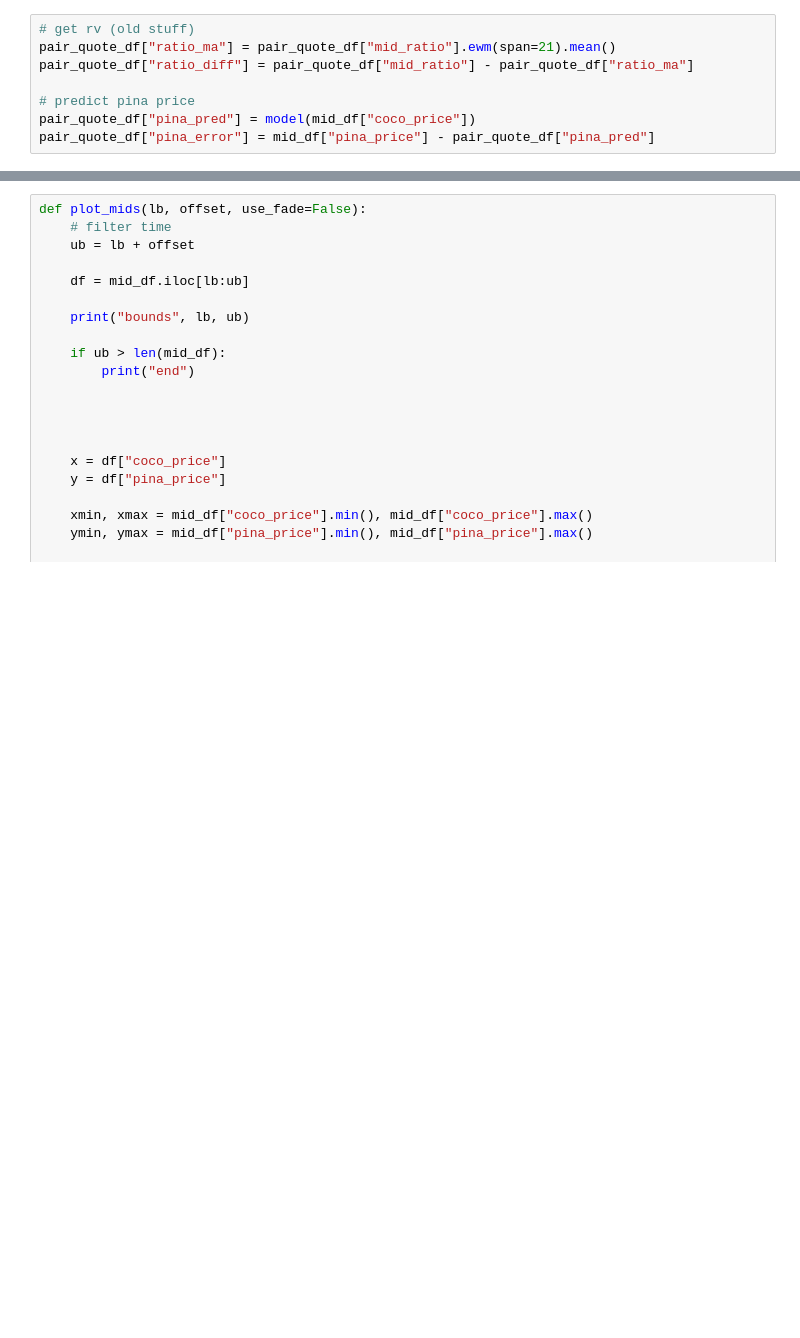
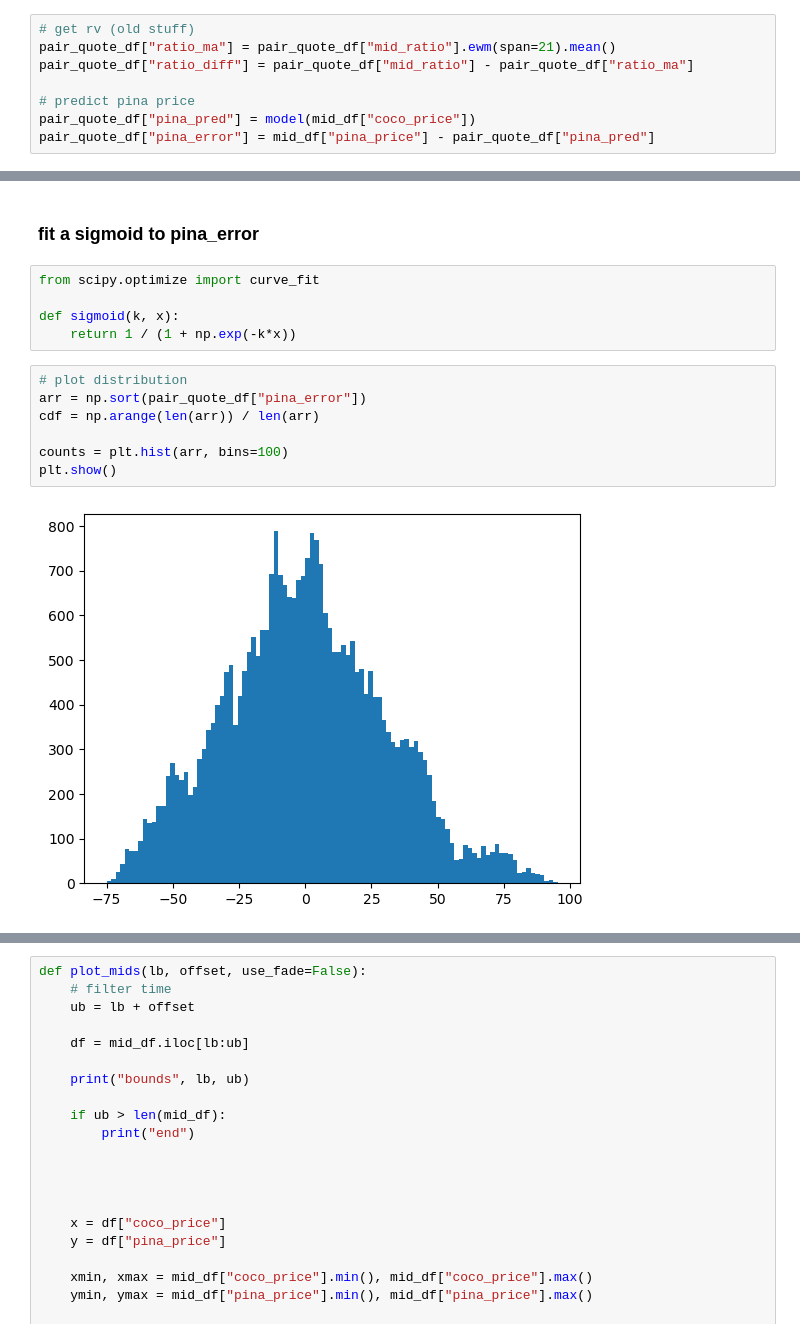
Before and after one commit to rzhan11/IMCTradingComp23, a Jupyter notebook: nbs/round2-csv-exploration-pairs.ipynb, the cells around one changed output, grey strips where cells are left out. Saved outputs shown, nothing was run; the diff lists cells and outputs as text; blank space fills up the shorter version.

```diff
--- a/nbs/round2-csv-exploration-pairs.ipynb
+++ b/nbs/round2-csv-exploration-pairs.ipynb
@@ -1254,0 +1233,16 @@ plt.plot(pair_quote_df["pina_error"])
+# %% [markdown]
+### fit a sigmoid to pina_error
+# %%
+from scipy.optimize import curve_fit
+
+def sigmoid(k, x):
+    return 1 / (1 + np.exp(-k*x))
+# %%
+# plot distribution
+arr = np.sort(pair_quote_df["pina_error"])
+cdf = np.arange(len(arr)) / len(arr)
+
+counts = plt.hist(arr, bins=100)
+plt.show()
+# %% [output]
+[figure, added]
```
Also changed, not shown: parts of 50 cells of this notebook, 4 other files.
